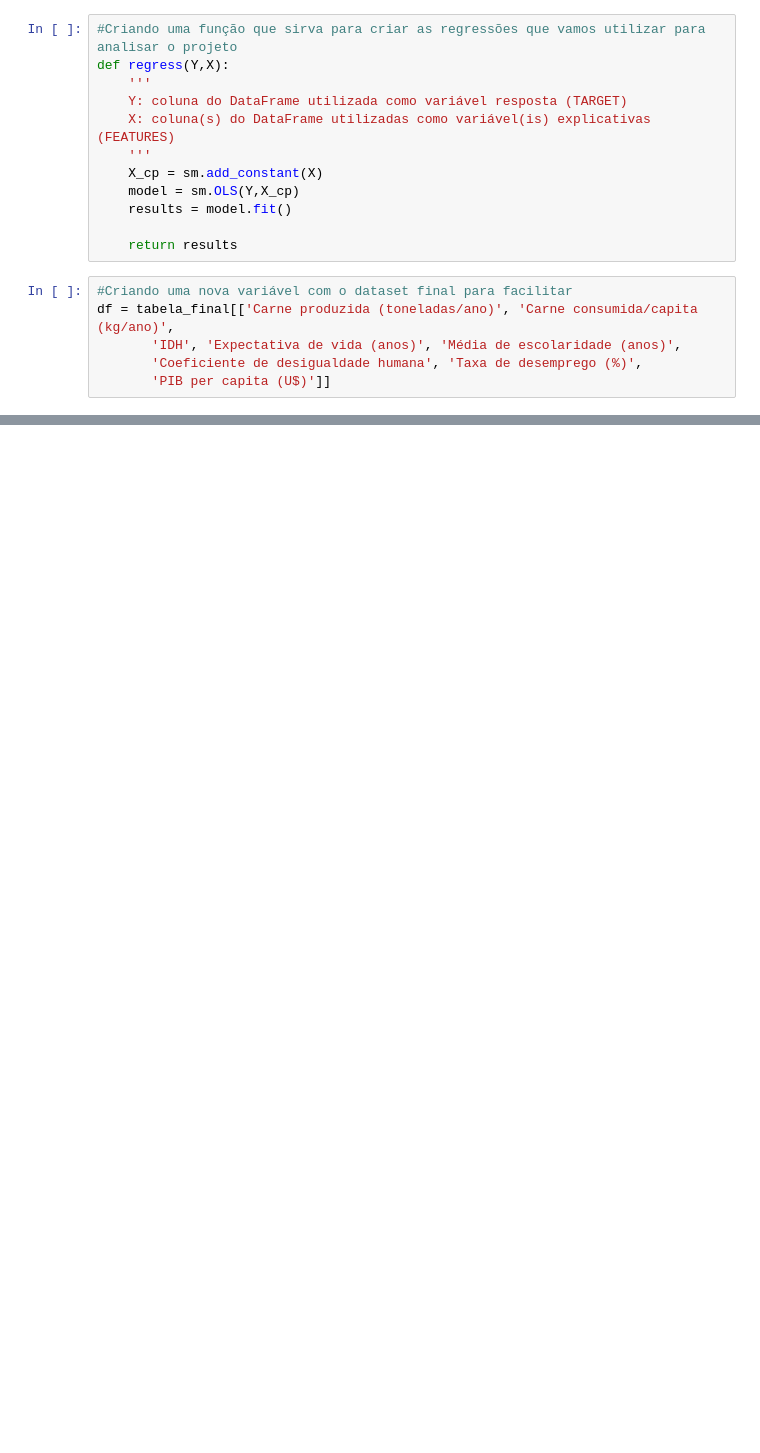
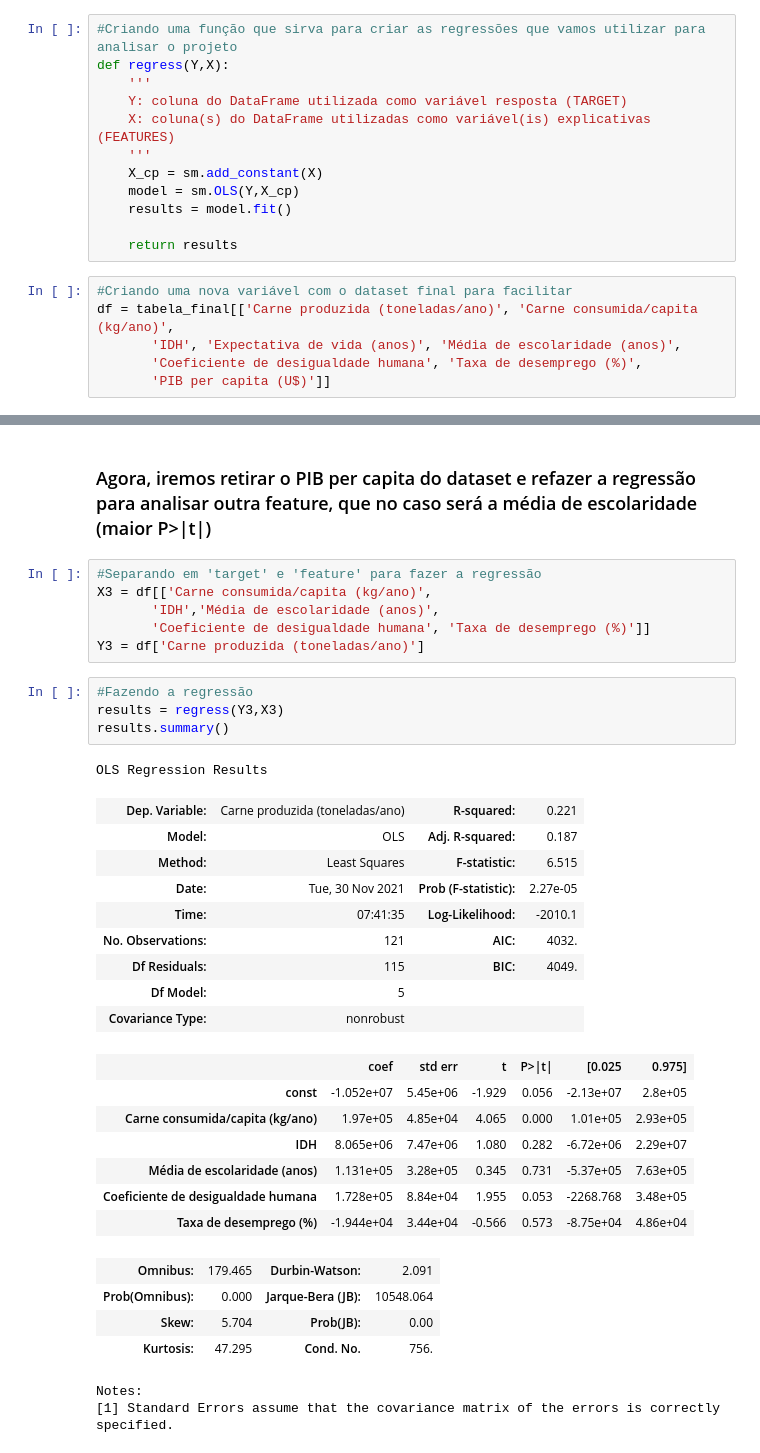
Before and after one commit to leofmandrade/Projeto-2-Cdados, a Jupyter notebook: Projeto 2 CDados.ipynb, the cells around one changed output, grey strips where cells are left out. Saved outputs shown, nothing was run; the diff lists cells and outputs as text; blank space fills up the shorter version.

```diff
--- a/Projeto 2 CDados.ipynb
+++ b/Projeto 2 CDados.ipynb
@@ -185,0 +281,36 @@ strong multicollinearity or other numerical problems.
+# %% [markdown]
+### Agora, iremos retirar o PIB per capita do dataset e refazer a regressão para analisar outra feature, que no caso será a média de escolaridade (maior P>|t|)
+# %%
+#Separando em 'target' e 'feature' para fazer a regressão
+X3 = df[['Carne consumida/capita (kg/ano)',
+       'IDH','Média de escolaridade (anos)',
+       'Coeficiente de desigualdade humana', 'Taxa de desemprego (%)']]
+Y3 = df['Carne produzida (toneladas/ano)']
+# %%
+#Fazendo a regressão
+results = regress(Y3,X3)
+results.summary()
+# %% [output]
+OLS Regression Results
+| Dep. Variable: | Carne produzida (toneladas/ano) | R-squared: | 0.221 |
+| Model: | OLS | Adj. R-squared: | 0.187 |
+| Method: | Least Squares | F-statistic: | 6.515 |
+| Date: | Tue, 30 Nov 2021 | Prob (F-statistic): | 2.27e-05 |
+| Time: | 07:41:35 | Log-Likelihood: | -2010.1 |
+| No. Observations: | 121 | AIC: | 4032. |
+| Df Residuals: | 115 | BIC: | 4049. |
+| Df Model: | 5 |  |  |
+| Covariance Type: | nonrobust |  |  |
+|  | coef | std err | t | P>|t| | [0.025 | 0.975] |
+| const | -1.052e+07 | 5.45e+06 | -1.929 | 0.056 | -2.13e+07 | 2.8e+05 |
+| Carne consumida/capita (kg/ano) | 1.97e+05 | 4.85e+04 | 4.065 | 0.000 | 1.01e+05 | 2.93e+05 |
+| IDH | 8.065e+06 | 7.47e+06 | 1.080 | 0.282 | -6.72e+06 | 2.29e+07 |
+| Média de escolaridade (anos) | 1.131e+05 | 3.28e+05 | 0.345 | 0.731 | -5.37e+05 | 7.63e+05 |
+| Coeficiente de desigualdade humana | 1.728e+05 | 8.84e+04 | 1.955 | 0.053 | -2268.768 | 3.48e+05 |
+| Taxa de desemprego (%) | -1.944e+04 | 3.44e+04 | -0.566 | 0.573 | -8.75e+04 | 4.86e+04 |
+| Omnibus: | 179.465 | Durbin-Watson: | 2.091 |
+| Prob(Omnibus): | 0.000 | Jarque-Bera (JB): | 10548.064 |
+| Skew: | 5.704 | Prob(JB): | 0.00 |
+| Kurtosis: | 47.295 | Cond. No. | 756. |
+Notes:
+[1] Standard Errors assume that the covariance matrix of the errors is correctly specified.
```
Also changed, not shown: parts of 21 cells of this notebook.
